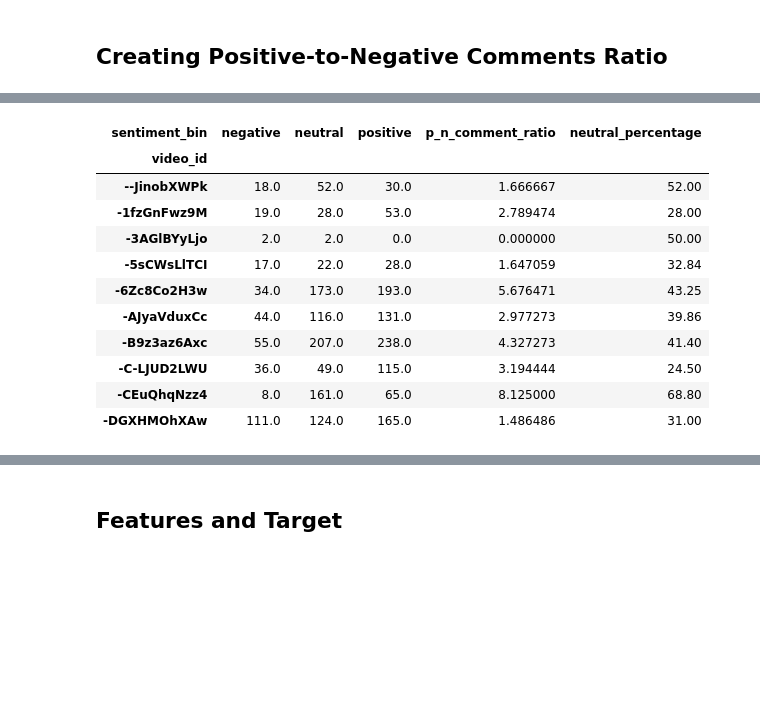
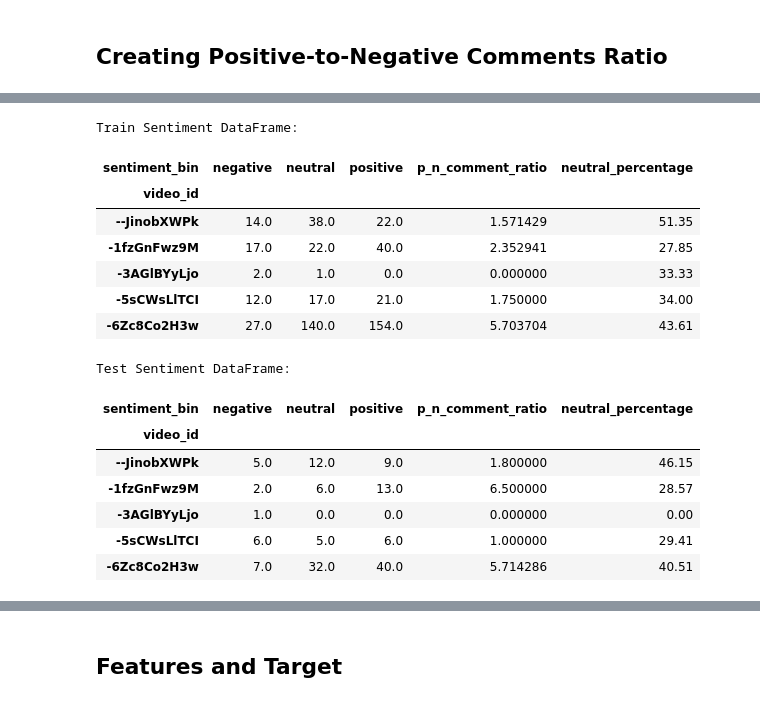
Before and after one commit to betanight/youtube_sentiment_analysis, a Jupyter notebook: notebooks/eda_analysis_fonz.ipynb, the cells around one changed output, grey strips where cells are left out. Saved outputs shown, nothing was run; the diff lists cells and outputs as text; code cells hidden in the pictures; blank space fills up the shorter version.

```diff
--- a/notebooks/eda_analysis_fonz.ipynb
+++ b/notebooks/eda_analysis_fonz.ipynb
@@ -159,6 +161,9 @@ train_comments['tokenized_text'] = train_comments['comment_text'].apply(lambda t
 
 test_comments['tokenized_text'] = test_comments['comment_text'].apply(lambda tokens: [word for word in tokens if word not in stop_words])
 test_comments['tokenized_text'] = test_comments['comment_text'].apply(lambda tokens: [lemmatizer.lemmatize(word) for word in tokens])
+# %%
+train_comments['tokenized_text'] = train_comments['tokenized_text'].apply(lambda tokens: ' '.join(tokens))
+test_comments['tokenized_text'] = test_comments['tokenized_text'].apply(lambda tokens: ' '.join(tokens))
 # %% [markdown]
 ## Creating Like-to-Dislike Ratio
 # %%
@@ -188,10 +193,10 @@ def get_sentiment(text):
     return analysis.sentiment.polarity
 # %%
 # Apply the function to the 'tokenized_text' column
-train_comments['polarity'] = train_comments['tokenized_text'].apply(lambda tokens: get_sentiment(' '.join(tokens)))
+train_comments['polarity'] = train_comments['tokenized_text'].apply(get_sentiment)
 train_comments['sentiment_bin'] = train_comments['polarity'].apply(lambda x: 'positive' if x > 0 else ('negative' if x < 0 else 'neutral'))
 
-test_comments['polarity'] = test_comments['tokenized_text'].apply(lambda tokens: get_sentiment(' '.join(tokens)))
+test_comments['polarity'] = test_comments['tokenized_text'].apply(get_sentiment)
 test_comments['sentiment_bin'] = test_comments['polarity'].apply(lambda x: 'positive' if x > 0 else ('negative' if x < 0 else 'neutral'))
 # %%
 # Group by 'video_id' and calculate sentiment counts for train_comments
@@ -221,22 +244,26 @@ test_sentiment_df['neutral_percentage'] = (test_sentiment_df['neutral'] /
 test_sentiment_df['neutral_percentage'] = test_sentiment_df['neutral_percentage'].round(2)
 # %%
 print("Train Sentiment DataFrame:")
-print(train_sentiment_df.head())
+display(train_sentiment_df.head())
 print("\nTest Sentiment DataFrame:")
-print(test_sentiment_df.head())
+display(test_sentiment_df.head())
 # %% [output]
+Train Sentiment DataFrame:
 | sentiment_bin | negative | neutral | positive | p_n_comment_ratio | neutral_percentage |
 | video_id |  |  |  |  |  |
-| --JinobXWPk | 18.0 | 52.0 | 30.0 | 1.666667 | 52.00 |
-| -1fzGnFwz9M | 19.0 | 28.0 | 53.0 | 2.789474 | 28.00 |
-| -3AGlBYyLjo | 2.0 | 2.0 | 0.0 | 0.000000 | 50.00 |
-| -5sCWsLlTCI | 17.0 | 22.0 | 28.0 | 1.647059 | 32.84 |
-| -6Zc8Co2H3w | 34.0 | 173.0 | 193.0 | 5.676471 | 43.25 |
-| -AJyaVduxCc | 44.0 | 116.0 | 131.0 | 2.977273 | 39.86 |
-| -B9z3az6Axc | 55.0 | 207.0 | 238.0 | 4.327273 | 41.40 |
-| -C-LJUD2LWU | 36.0 | 49.0 | 115.0 | 3.194444 | 24.50 |
-| -CEuQhqNzz4 | 8.0 | 161.0 | 65.0 | 8.125000 | 68.80 |
-| -DGXHMOhXAw | 111.0 | 124.0 | 165.0 | 1.486486 | 31.00 |
+| --JinobXWPk | 14.0 | 38.0 | 22.0 | 1.571429 | 51.35 |
+| -1fzGnFwz9M | 17.0 | 22.0 | 40.0 | 2.352941 | 27.85 |
+| -3AGlBYyLjo | 2.0 | 1.0 | 0.0 | 0.000000 | 33.33 |
+| -5sCWsLlTCI | 12.0 | 17.0 | 21.0 | 1.750000 | 34.00 |
+| -6Zc8Co2H3w | 27.0 | 140.0 | 154.0 | 5.703704 | 43.61 |
+Test Sentiment DataFrame:
+| sentiment_bin | negative | neutral | positive | p_n_comment_ratio | neutral_percentage |
+| video_id |  |  |  |  |  |
+| --JinobXWPk | 5.0 | 12.0 | 9.0 | 1.800000 | 46.15 |
+| -1fzGnFwz9M | 2.0 | 6.0 | 13.0 | 6.500000 | 28.57 |
+| -3AGlBYyLjo | 1.0 | 0.0 | 0.0 | 0.000000 | 0.00 |
+| -5sCWsLlTCI | 6.0 | 5.0 | 6.0 | 1.000000 | 29.41 |
+| -6Zc8Co2H3w | 7.0 | 32.0 | 40.0 | 5.714286 | 40.51 |
 # %%
 # Merge sentiment DataFrame with comments DataFrame
 train_merged_df = train_sentiment_df.merge(
```
Also changed, not shown: parts of 7 cells of this notebook.
